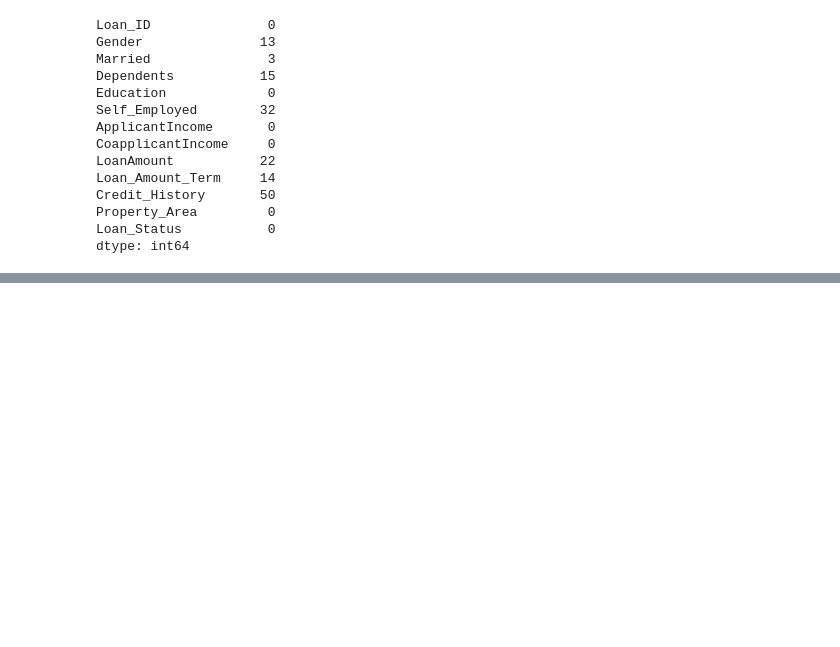
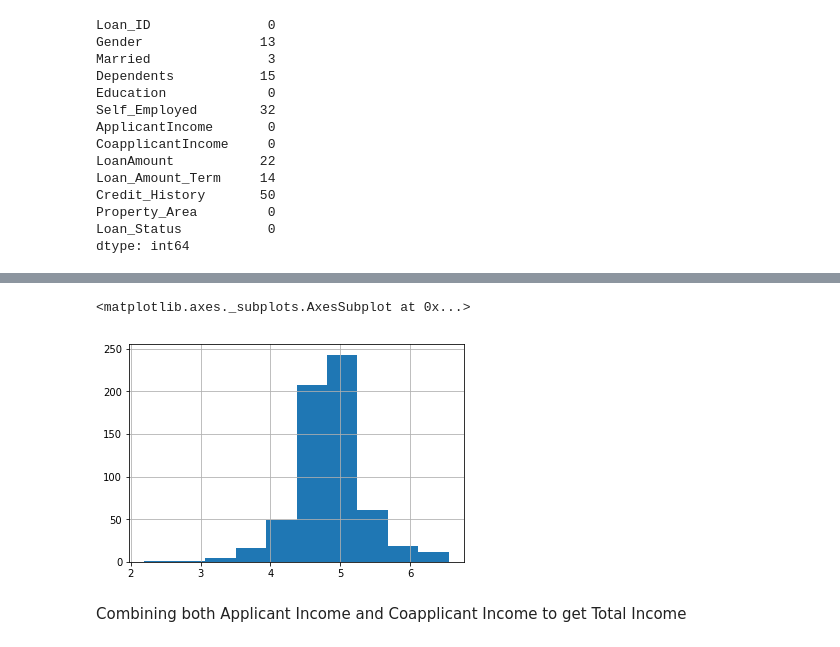
Before and after one commit to rkritika1508/Loan-Prediction, a Jupyter notebook: Analysis.ipynb, the cells around one changed output, grey strips where cells are left out. Cells and saved outputs as stored; diff of their text form; code cells hidden in the pictures; blank space fills up the shorter version.

```diff
--- a/Analysis.ipynb
+++ b/Analysis.ipynb
@@ -209,0 +245,9 @@ Name: Gender, Length: 614, dtype: object
+# %%
+train['LoanAmountLog'] = np.log(train['LoanAmount'])
+# %%
+train['LoanAmountLog'].hist()
+# %% [output]
+<matplotlib.axes._subplots.AxesSubplot at 0x...>
+[figure, added]
+# %% [markdown]
+Combining both Applicant Income and Coapplicant Income to get Total Income
```
Also changed, not shown: parts of 15 cells of this notebook.
